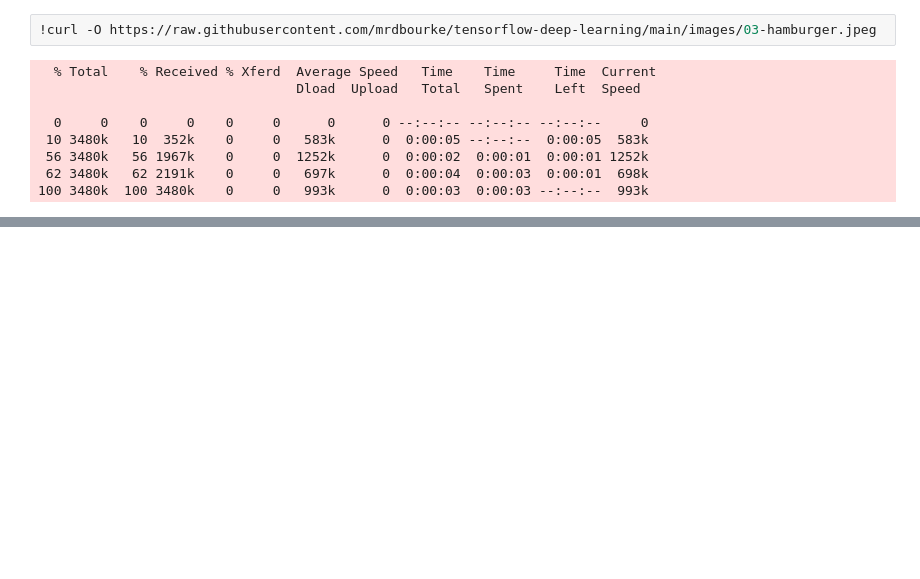
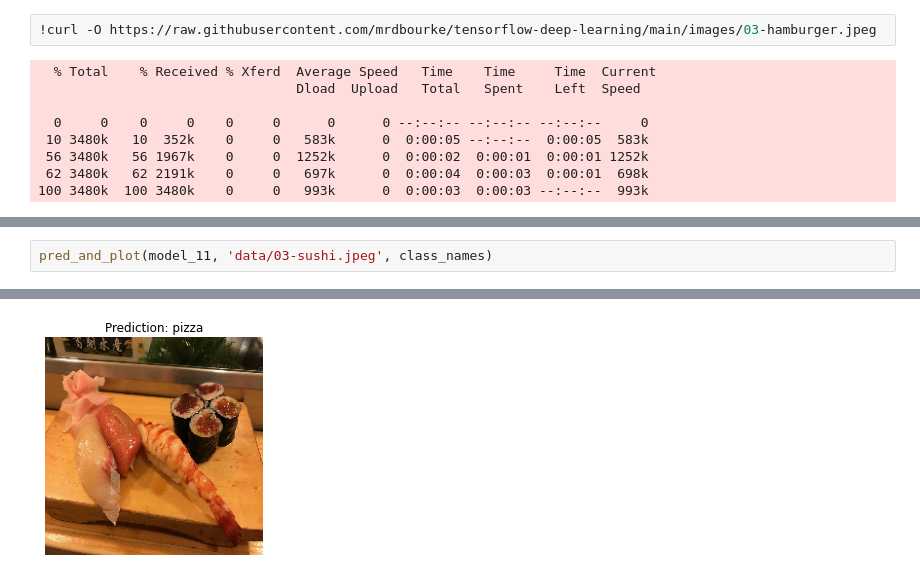
Before and after one commit to Ammar-Raneez/TF_Learning_ZTM, a Jupyter notebook: convolutional-neural-networks.ipynb, the cells around one changed output, grey strips where cells are left out. Saved outputs shown, nothing was run; the diff lists cells and outputs as text; blank space fills up the shorter version.

```diff
--- a/convolutional-neural-networks.ipynb
+++ b/convolutional-neural-networks.ipynb
@@ -1516,0 +1522,3 @@ pred_and_plot(model_11, 'data/03-steak.jpeg', class_names)
+# %%
+pred_and_plot(model_11, 'data/03-sushi.jpeg', class_names)
+# %% [output]
@@ -1516,0 +1526 @@ pred_and_plot(model_11, 'data/03-steak.jpeg', class_names)
+[figure, added]
```
Also changed, not shown: parts of 21 cells of this notebook.
